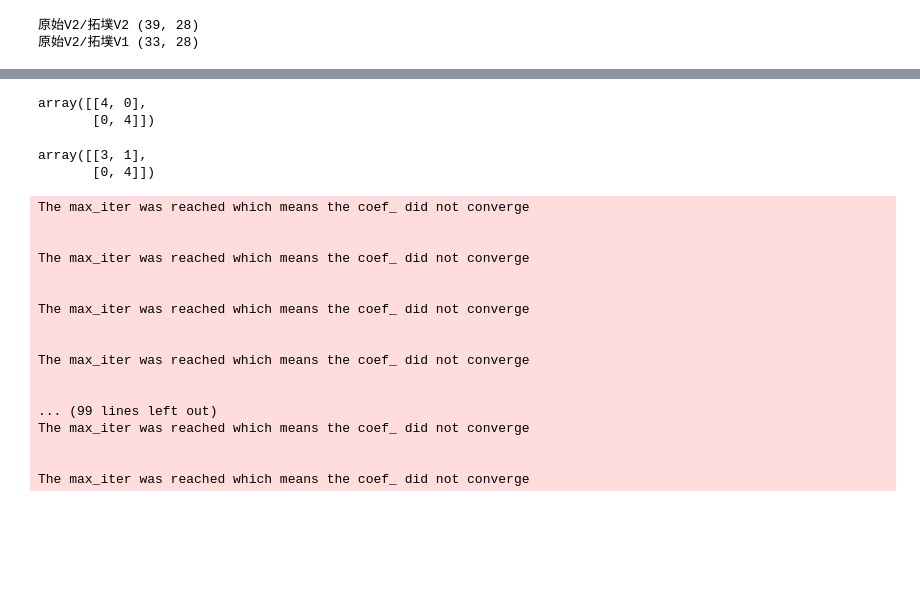
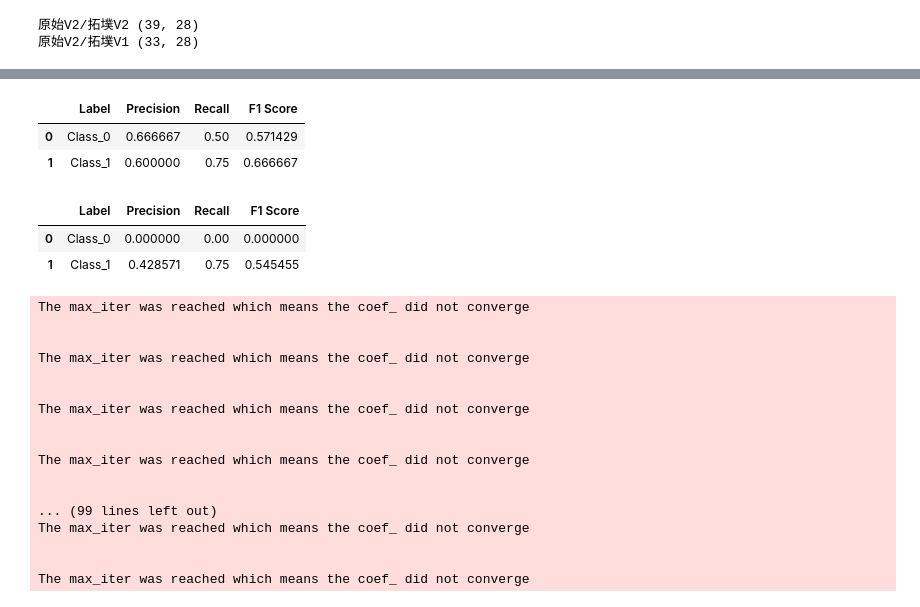
Before and after one commit to kennywang112/TrafficTDApython, a Jupyter notebook: 道路V2.ipynb, the cells around one changed output, grey strips where cells are left out. Cells and saved outputs as stored; diff of their text form; code cells hidden in the pictures; blank space fills up the shorter version.

```diff
--- a/道路V2.ipynb
+++ b/道路V2.ipynb
@@ -481,13 +487,15 @@ The max_iter was reached which means the coef_ did not converge
 # %%
-cm_combine
+matrix_combine
 # %% [output]
-array([[4, 0],
-       [0, 4]])
+|  | Label | Precision | Recall | F1 Score |
+| 0 | Class_0 | 0.666667 | 0.50 | 0.571429 |
+| 1 | Class_1 | 0.600000 | 0.75 | 0.666667 |
 # %%
-cm_out
+matrix_out
 # %% [output]
-array([[3, 1],
-       [0, 4]])
+|  | Label | Precision | Recall | F1 Score |
+| 0 | Class_0 | 0.000000 | 0.00 | 0.000000 |
+| 1 | Class_1 | 0.428571 | 0.75 | 0.545455 |
 # %%
 start_time = time.time()
 # matrix_combine, score_combine, cm_combine = logistic_cm_gridsearch(full_combine_X,  full_combine_y)
```
Also changed, not shown: parts of 19 cells of this notebook, 2 other files.
